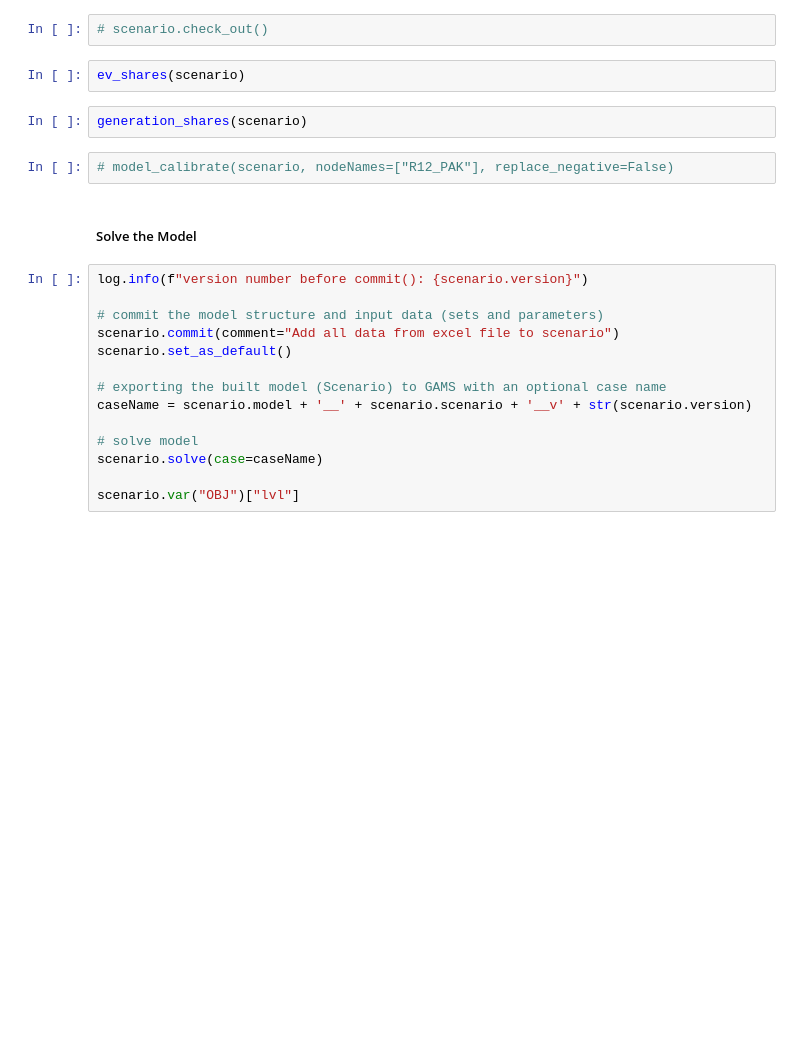
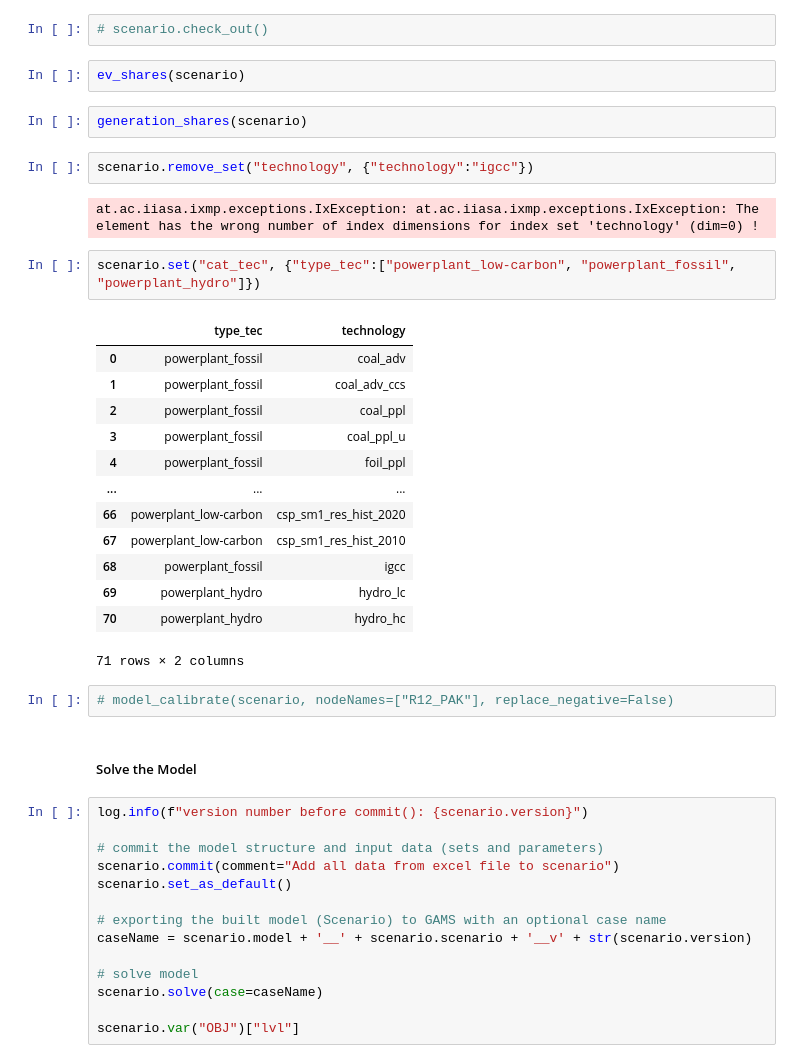
Before and after one commit to LUMS-WIT/NEST-Pakistan, a Jupyter notebook: pakistan_baseline.ipynb, the cells around one changed output. Drawn from its saved outputs; the diff is of its cells as text; blank space fills up the shorter version.

```diff
--- a/pakistan_baseline.ipynb
+++ b/pakistan_baseline.ipynb
@@ -86,6 +84,26 @@ adjust_transport(scenario)
 ev_shares(scenario)
 # %%
 generation_shares(scenario)
+# %%
+scenario.remove_set("technology", {"technology":"igcc"})
+# %% [output]
+at.ac.iiasa.ixmp.exceptions.IxException: at.ac.iiasa.ixmp.exceptions.IxException: The element has the wrong number of index dimensions for index set 'technology' (dim=0) !
+# %%
+scenario.set("cat_tec", {"type_tec":["powerplant_low-carbon", "powerplant_fossil", "powerplant_hydro"]})
+# %% [output]
+|  | type_tec | technology |
+| 0 | powerplant_fossil | coal_adv |
+| 1 | powerplant_fossil | coal_adv_ccs |
+| 2 | powerplant_fossil | coal_ppl |
+| 3 | powerplant_fossil | coal_ppl_u |
+| 4 | powerplant_fossil | foil_ppl |
+| ... | ... | ... |
+| 66 | powerplant_low-carbon | csp_sm1_res_hist_2020 |
+| 67 | powerplant_low-carbon | csp_sm1_res_hist_2010 |
+| 68 | powerplant_fossil | igcc |
+| 69 | powerplant_hydro | hydro_lc |
+| 70 | powerplant_hydro | hydro_hc |
+71 rows × 2 columns
 # %%
 # model_calibrate(scenario, nodeNames=["R12_PAK"], replace_negative=False)
 # %% [markdown]
```
Also changed, not shown: parts of 13 cells of this notebook, 32 other files.
